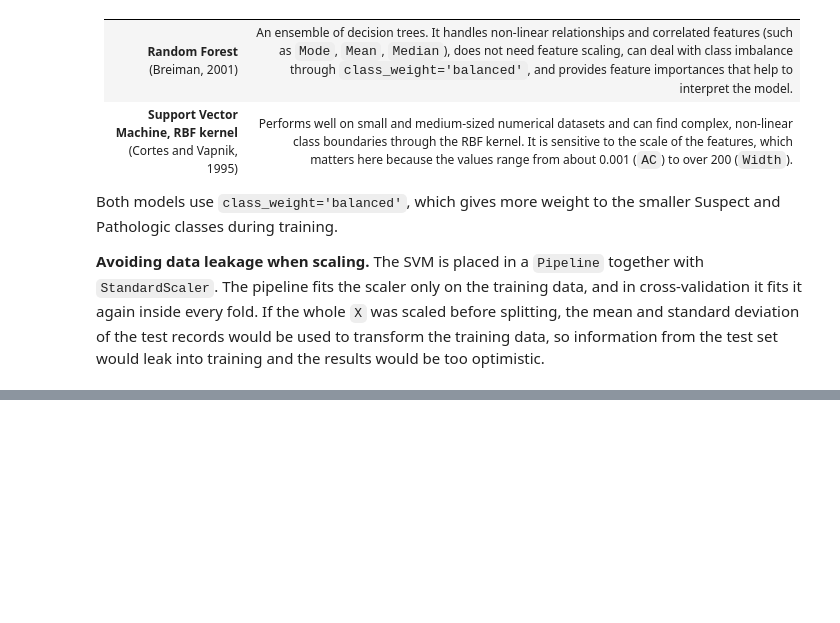
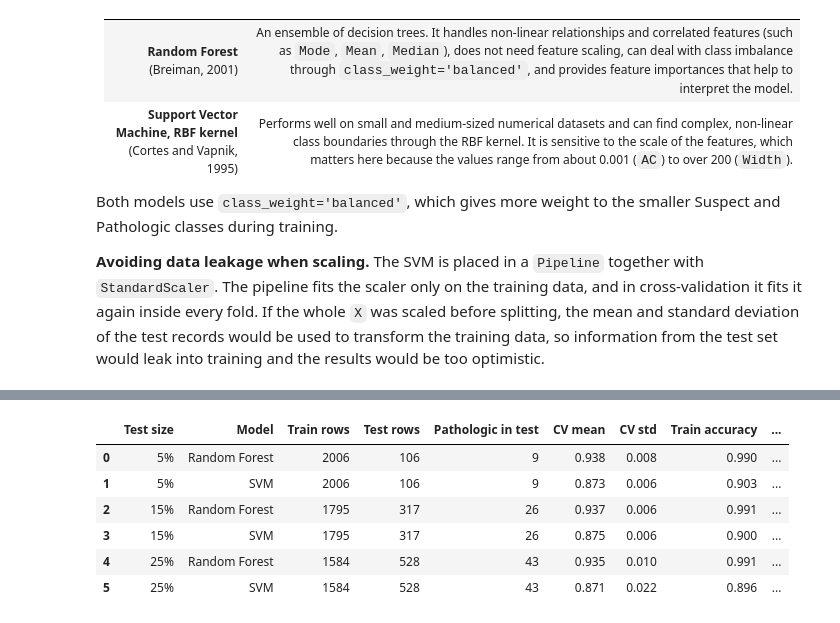
Before and after one commit to sba26106-bit/machine-learning-ca1, a Jupyter notebook: CA1_ML.ipynb, the cells around one changed output, grey strips where cells are left out. Drawn from its saved outputs; the diff is of its cells as text; code cells hidden in the pictures; blank space fills up the shorter version.

```diff
--- a/CA1_ML.ipynb
+++ b/CA1_ML.ipynb
@@ -472,0 +483,42 @@ models = {
+# %%
+# Evaluate both models on the three splits
+test_sizes = [0.05, 0.15, 0.25]
+cv = StratifiedKFold(n_splits=5, shuffle=True, random_state=42)
+
+results = []
+for size in test_sizes:
+    X_tr, X_te, y_tr, y_te = train_test_split(X, y, test_size=size, stratify=y, random_state=42)
+
+    for name, base_model in models.items():
+        model = clone(base_model)                                       # fresh copy of the model
+
+        # Cross-validation on the training set only
+        cv_scores = cross_val_score(model, X_tr, y_tr, cv=cv, scoring='accuracy')
+
+        # Fit on the whole training set and evaluate on the test set
+        model.fit(X_tr, y_tr)
+        y_pred = model.predict(X_te)
+
+        results.append({
+            'Test size': f'{int(size * 100)}%',
+            'Model': name,
+            'Train rows': len(X_tr),
+            'Test rows': len(X_te),
+            'Pathologic in test': (y_te == 3).sum(),
+            'CV mean': cv_scores.mean(),
+            'CV std': cv_scores.std(),
+            'Train accuracy': accuracy_score(y_tr, model.predict(X_tr)),
+            'Test accuracy': accuracy_score(y_te, y_pred),
+            'Test macro-F1': f1_score(y_te, y_pred, average='macro'),
+        })
+
+results_df = pd.DataFrame(results).round(3)
+results_df
+# %% [output]
+|  | Test size | Model | Train rows | Test rows | Pathologic in test | CV mean | CV std | Train accuracy | ... |
+| 0 | 5% | Random Forest | 2006 | 106 | 9 | 0.938 | 0.008 | 0.990 | ... |
+| 1 | 5% | SVM | 2006 | 106 | 9 | 0.873 | 0.006 | 0.903 | ... |
+| 2 | 15% | Random Forest | 1795 | 317 | 26 | 0.937 | 0.006 | 0.991 | ... |
+| 3 | 15% | SVM | 1795 | 317 | 26 | 0.875 | 0.006 | 0.900 | ... |
+| 4 | 25% | Random Forest | 1584 | 528 | 43 | 0.935 | 0.010 | 0.991 | ... |
+| 5 | 25% | SVM | 1584 | 528 | 43 | 0.871 | 0.022 | 0.896 | ... |
```
Also changed, not shown: parts of 3 cells of this notebook.
